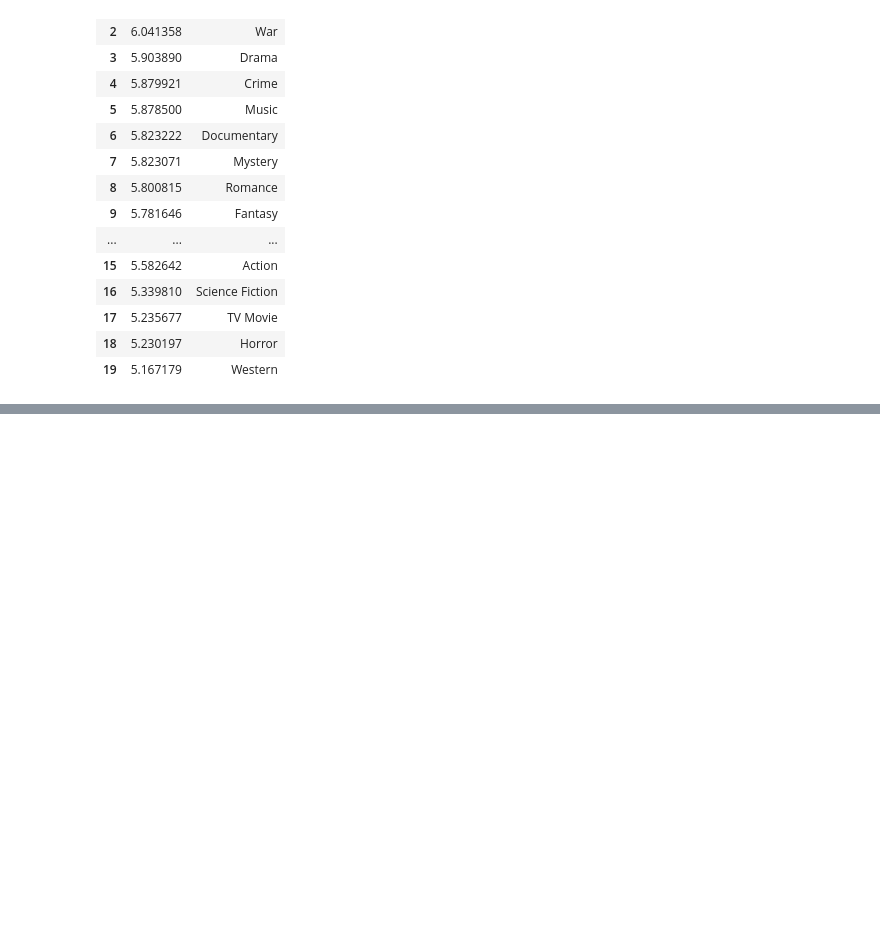
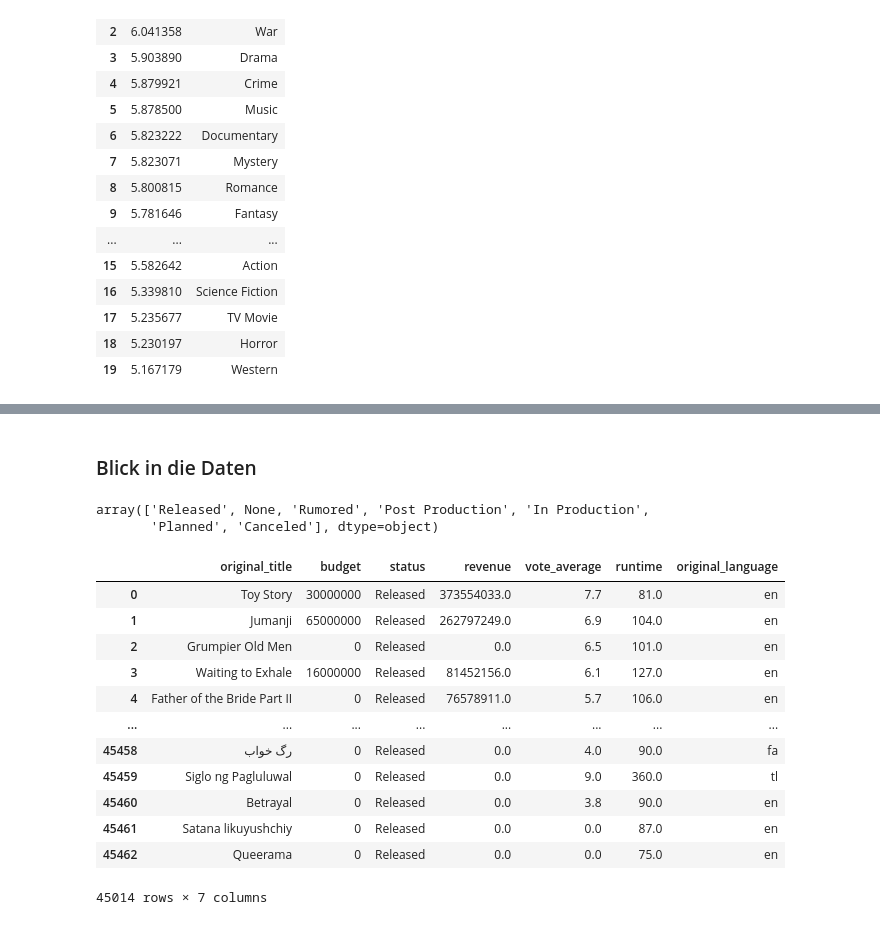
Before and after one commit to thaclone/ads-05_praesenz_2022-02-25_room1, a Jupyter notebook: notebooks/02_analysis_mkoe.ipynb, the cells around one changed output, grey strips where cells are left out. Saved outputs shown, nothing was run; the diff lists cells and outputs as text; code cells hidden in the pictures; blank space fills up the shorter version.

```diff
--- a/notebooks/02_analysis_mkoe.ipynb
+++ b/notebooks/02_analysis_mkoe.ipynb
@@ -105,0 +139,24 @@ avg_votes_df
+# %% [markdown]
+### Blick in die Daten
+# %%
+movies["status"].unique()
+# %% [output]
+array(['Released', None, 'Rumored', 'Post Production', 'In Production',
+       'Planned', 'Canceled'], dtype=object)
+# %%
+df = movies[["original_title", "budget","status","revenue", "vote_average", "runtime", "original_language"]]
+df.loc[df["status"] == "Released"]
+# %% [output]
+|  | original_title | budget | status | revenue | vote_average | runtime | original_language |
+| 0 | Toy Story | 30000000 | Released | 373554033.0 | 7.7 | 81.0 | en |
+| 1 | Jumanji | 65000000 | Released | 262797249.0 | 6.9 | 104.0 | en |
+| 2 | Grumpier Old Men | 0 | Released | 0.0 | 6.5 | 101.0 | en |
+| 3 | Waiting to Exhale | 16000000 | Released | 81452156.0 | 6.1 | 127.0 | en |
+| 4 | Father of the Bride Part II | 0 | Released | 76578911.0 | 5.7 | 106.0 | en |
+| ... | ... | ... | ... | ... | ... | ... | ... |
+| 45458 | رگ خواب | 0 | Released | 0.0 | 4.0 | 90.0 | fa |
+| 45459 | Siglo ng Pagluluwal | 0 | Released | 0.0 | 9.0 | 360.0 | tl |
+| 45460 | Betrayal | 0 | Released | 0.0 | 3.8 | 90.0 | en |
+| 45461 | Satana likuyushchiy | 0 | Released | 0.0 | 0.0 | 87.0 | en |
+| 45462 | Queerama | 0 | Released | 0.0 | 0.0 | 75.0 | en |
+45014 rows × 7 columns
```
Also changed, not shown: parts of 24 cells of this notebook, 19 other files.
